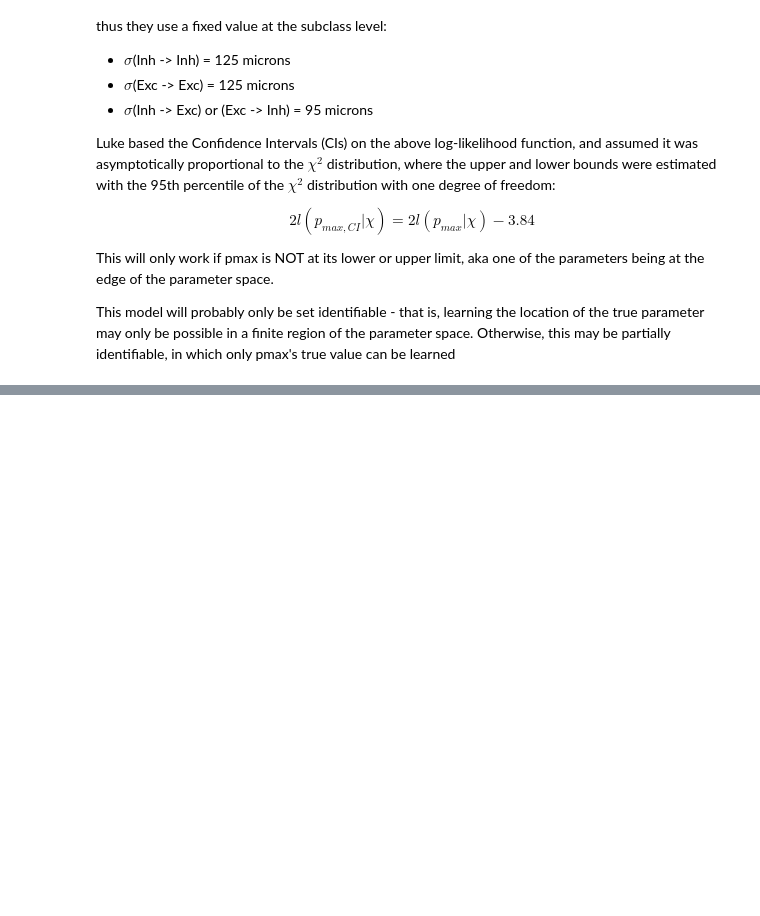
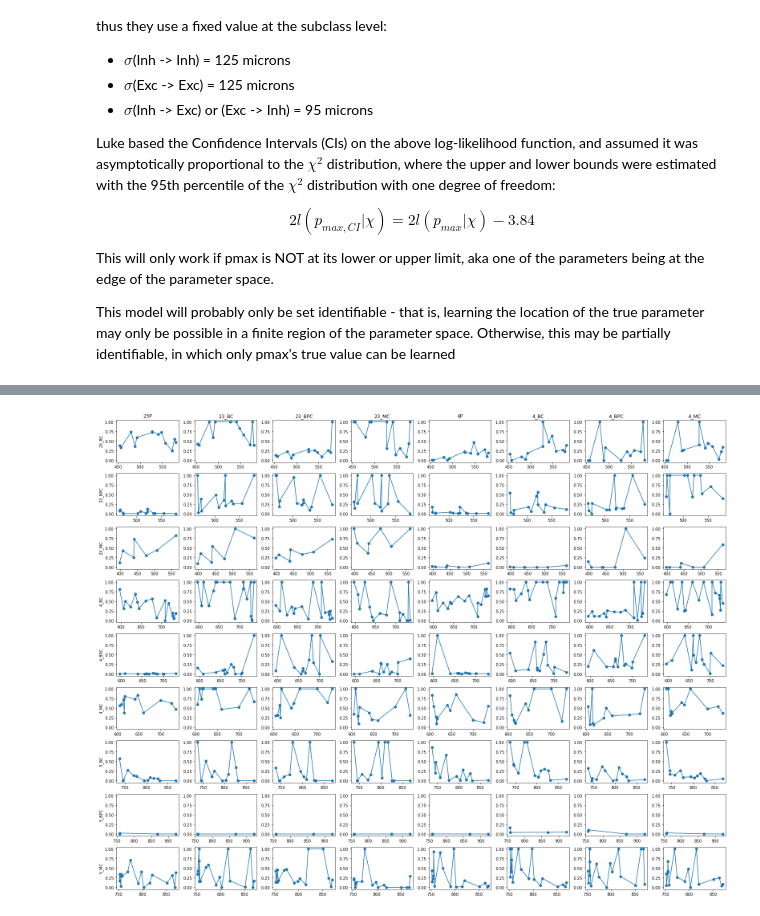
Before and after one commit to ceesem/DistanceDependentConnectivity, a Jupyter notebook: notebooks/MLE.ipynb, the cells around one changed output, grey strips where cells are left out. Cells and saved outputs as stored; diff of their text form; code cells hidden in the pictures; blank space fills up the shorter version.

```diff
--- a/notebooks/MLE.ipynb
+++ b/notebooks/MLE.ipynb
@@ -162,0 +397,5 @@ for j in range(len(results[i])):
+# %%
+precat = []
+for i in range(len(pre)):
+    pppp = pd.concat(pre[i],ignore_index=True).sort_values(by='pt_position_y').reset_index(drop=True)
+    precat.append(pppp)
@@ -162,0 +428,40 @@ for j in range(len(results[i])):
+# %%
+for i in tqdm(range(len(pcat))):
+    fig, ax = plt.subplots()
+    fig.set_size_inches(22,10)
+
+    im, cbar = heatmap(sigcat[i], target_list, name_array[i], ax=ax, cbar_kw={'shrink':0.8},
+                       cmap="plasma", cbarlabel="Sigma")
+    texts = annotate_heatmap(im, valfmt="{x:.2f}")
+
+    fig.tight_layout()
+    plt.close(fig)
+    fig.savefig('./plots/{0:s}/sigmaheatmap-{1:s}-{2:s}bin.pdf'.format(cell_types[i],str(up),str(r_interval)))
+    fig.savefig('./plots/heatmaps/{0:s}_sigmaheatmap-{1:s}-{2:s}bin.pdf'.format(cell_types[i],str(up),str(r_interval)))
+# %%
+pdepth,predepth = [],[]
+for k in range(len(pcat[0][0])):
+    beh,deh = [],[]
+    for i in range(len(pcat)):
+        bah,dah = [],[]
+        for j in range(len(pcat[i])):
+            bah.append(pcat[i][j][k])
+            dah.append(np.around((precat[i].pt_position_y.values[j]*(4/1000)),1))
+        beh.append(bah)
+        deh.append(dah)
+    pdepth.append(beh)
+    predepth.append(deh)
+# %%
+fig, ax = plt.subplots(int(len(pdepth[0])),8)
+fig.set_size_inches(22,17)
+
+for i in range(len(pdepth[0])):
+    for j in range(8):
+        ax[i,j].plot(predepth[j][i],pdepth[j][i],marker='o')
+        ax[i,0].set_ylabel(cell_types[i])
+        ax[i,j].set_ylim(-.05,1.05)
+        ax[0,j].set_title(target_list[j])
+        fig.tight_layout()
+fig.savefig('./plots/heatmaps/lowlayertargets-{0:s}-{1:s}bin.pdf'.format(str(up),str(r_interval)))
+# %% [output]
+[figure, added]
```
Also changed, not shown: parts of 43 cells of this notebook, 9 other files.
